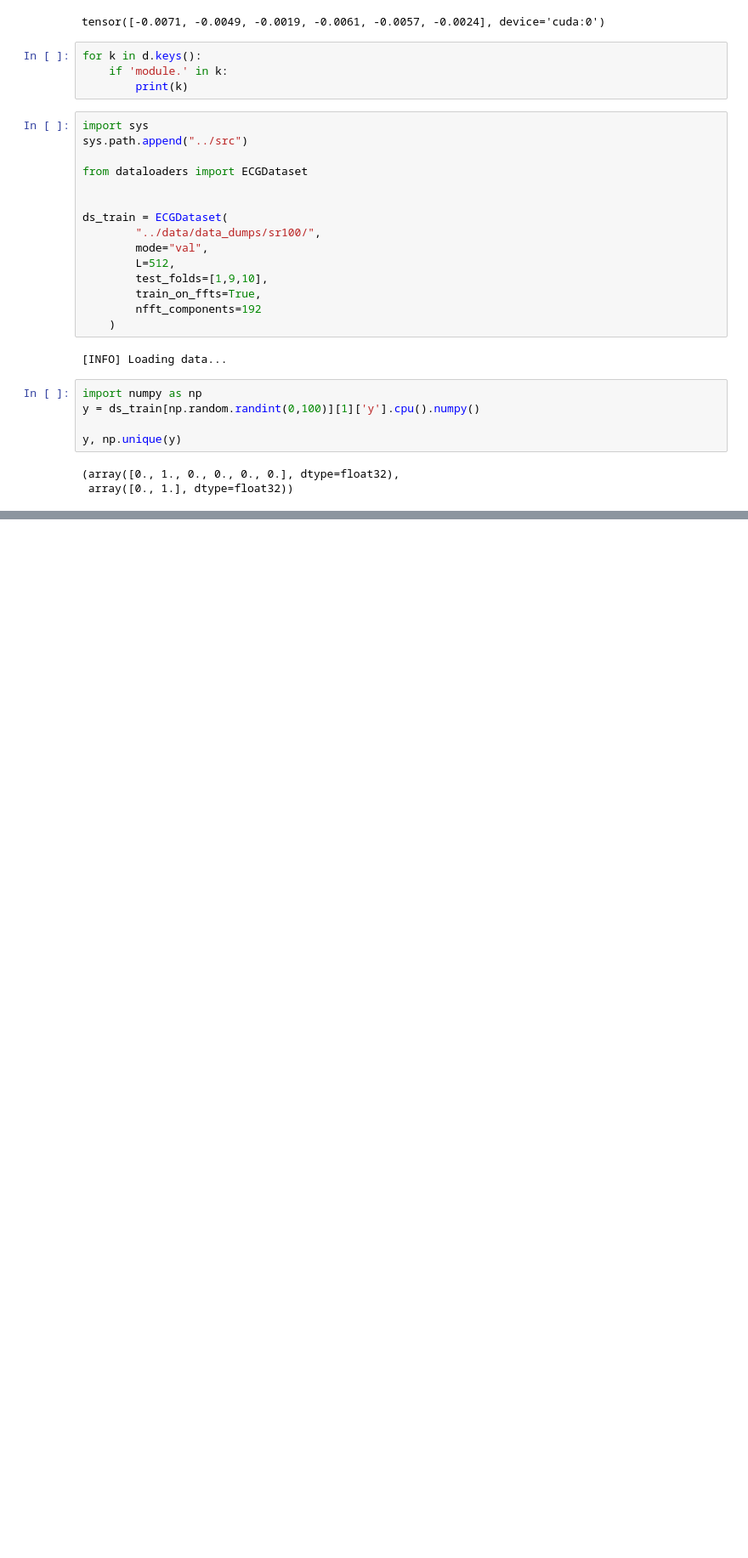
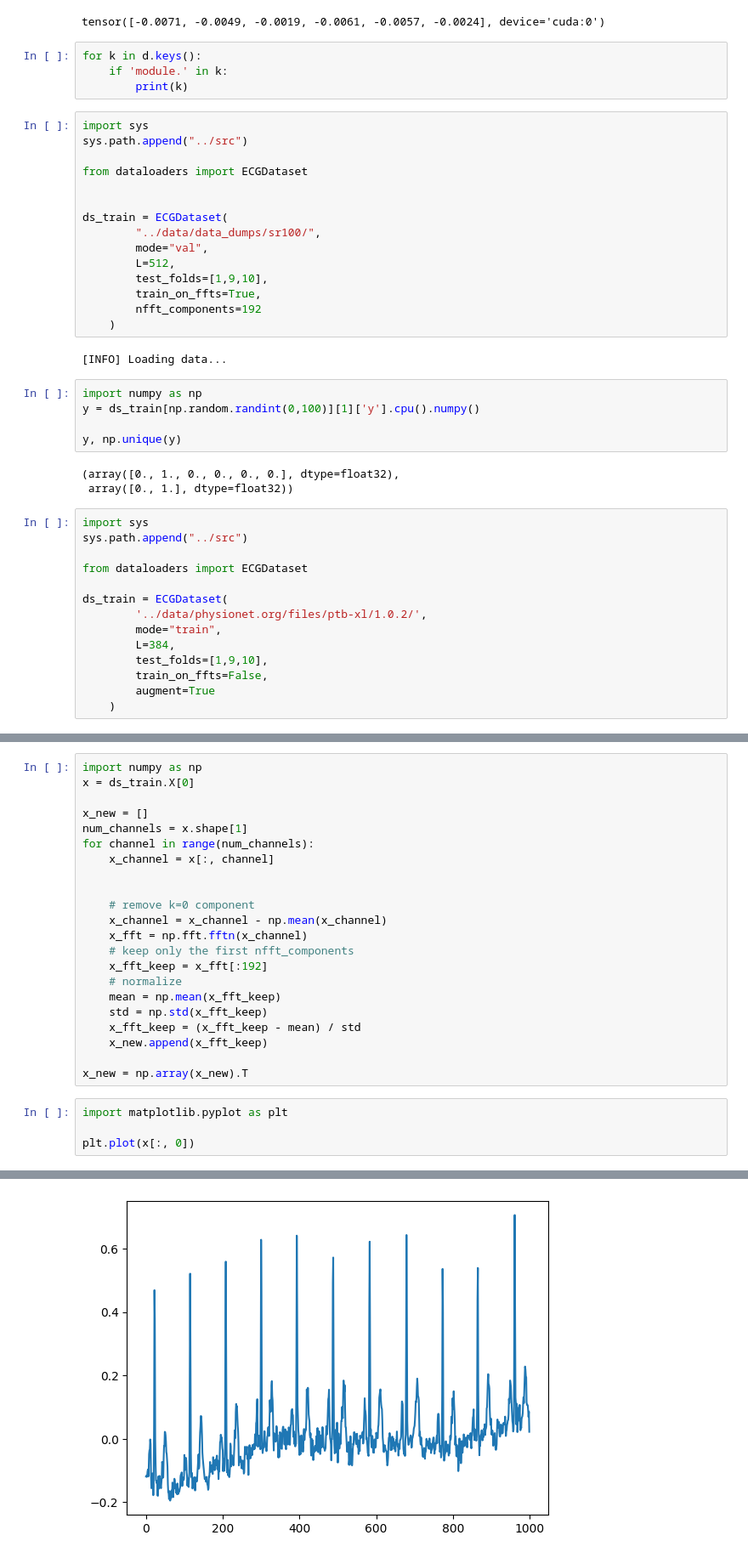
Before and after one commit to viktorcikojevic/heart-beat-ML, a Jupyter notebook: notebooks/debug.ipynb, the cells around one changed output, grey strips where cells are left out. Shown at 85% size. Cells and saved outputs as stored; diff of their text form; blank space fills up the shorter version.

```diff
--- a/notebooks/debug.ipynb
+++ b/notebooks/debug.ipynb
@@ -348,3 +348,17 @@ y, np.unique(y)
 # %% [output]
 (array([0., 1., 0., 0., 0., 0.], dtype=float32),
  array([0., 1.], dtype=float32))
+# %%
+import sys
+sys.path.append("../src")
+
+from dataloaders import ECGDataset
+
+ds_train = ECGDataset(
+        '../data/physionet.org/files/ptb-xl/1.0.2/',
+        mode="train",
+        L=384,
+        test_folds=[1,9,10],
+        train_on_ffts=False,
+        augment=True
+    )
@@ -350,0 +434,27 @@ y, np.unique(y)
+# %%
+import numpy as np
+x = ds_train.X[0]
+
+x_new = []
+num_channels = x.shape[1]
+for channel in range(num_channels):
+    x_channel = x[:, channel]
+
+
+    # remove k=0 component
+    x_channel = x_channel - np.mean(x_channel)
+    x_fft = np.fft.fftn(x_channel)
+    # keep only the first nfft_components
+    x_fft_keep = x_fft[:192]
+    # normalize
+    mean = np.mean(x_fft_keep)
+    std = np.std(x_fft_keep)
+    x_fft_keep = (x_fft_keep - mean) / std
+    x_new.append(x_fft_keep)
+
+x_new = np.array(x_new).T
+# %%
+import matplotlib.pyplot as plt
+
+plt.plot(x[:, 0])
+# %% [output]
@@ -350,0 +462 @@ y, np.unique(y)
+[figure, added]
```
Also changed, not shown: parts of 13 cells of this notebook, 5 other files.
